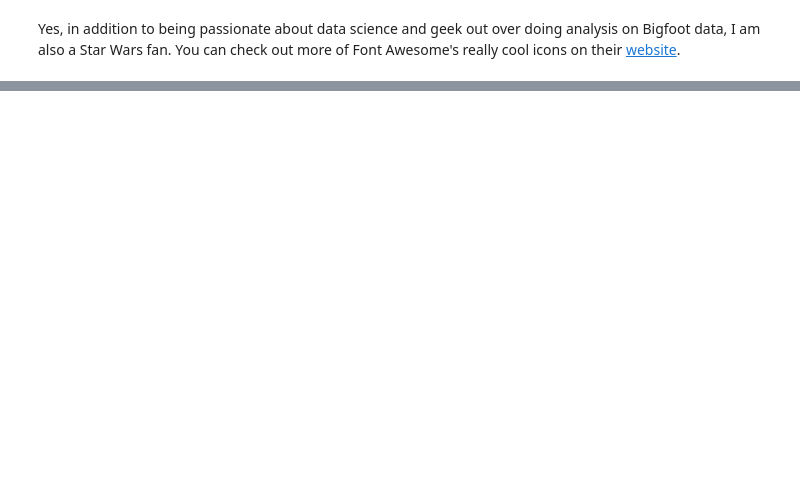
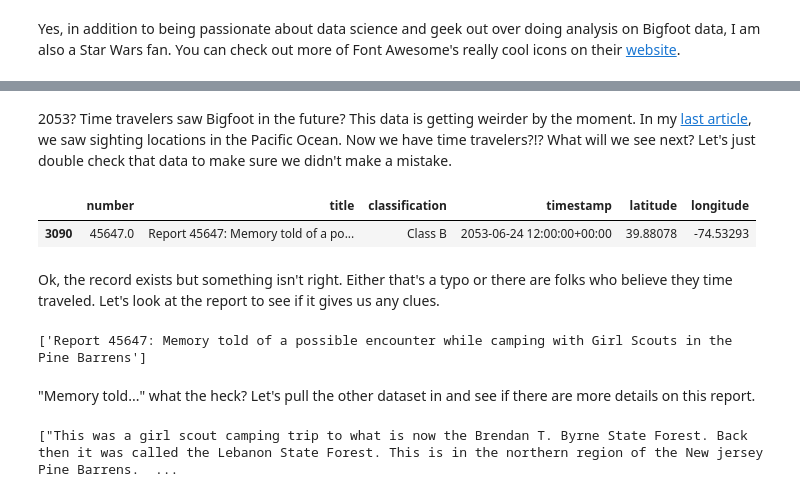
Before and after one commit to mcmanus-git/bigfoot, a Jupyter notebook: Mapping Features Exploration.ipynb, the cells around one changed output, grey strips where cells are left out. Saved outputs shown, nothing was run; the diff lists cells and outputs as text; code cells hidden in the pictures; blank space fills up the shorter version.

```diff
--- a/Mapping Features Exploration.ipynb
+++ b/Mapping Features Exploration.ipynb
@@ -117,0 +173,20 @@ kansas_map
+# %% [markdown]
+2053?  Time travelers saw Bigfoot in the future?  This data is getting weirder by the moment.  In my [last article](https://medium.com/@mcmanus_data_works/where-in-the-world-is-bigfoot-7fa73d55976c), we saw sighting locations in the Pacific Ocean. Now we have time travelers?!?  What will we see next?  Let's just double check that data to make sure we didn't make a mistake.
+# %%
+bf_locations.where(bf_locations['timestamp'].dt.year == 2053).dropna(how='all')
+# %% [output]
+|  | number | title | classification | timestamp | latitude | longitude |
+| 3090 | 45647.0 | Report 45647: Memory told of a po... | Class B | 2053-06-24 12:00:00+00:00 | 39.88078 | -74.53293 |
+# %% [markdown]
+Ok, the record exists but something isn't right.  Either that's a typo or there are folks who believe they time traveled.  Let's look at the report to see if it gives us any clues.
+# %%
+print(bf_locations.where(bf_locations['timestamp'].dt.year == 2053).dropna(how='all')['title'].values)
+# %% [output]
+['Report 45647: Memory told of a possible encounter while camping with Girl Scouts in the Pine Barrens']
+# %% [markdown]
+"Memory told..." what the heck?  Let's pull the other dataset in and see if there are more details on this report.
+# %%
+report_df = pd.read_csv('data/bfro_reports_geocoded.csv')
+print(report_df[report_df['number'] == 45647]['observed'].values)
+# %% [output]
+["This was a girl scout camping trip to what is now the Brendan T. Byrne State Forest. Back then it was called the Lebanon State Forest. This is in the northern region of the New jersey Pine Barrens.  ...
```
Also changed, not shown: parts of 34 cells of this notebook.
